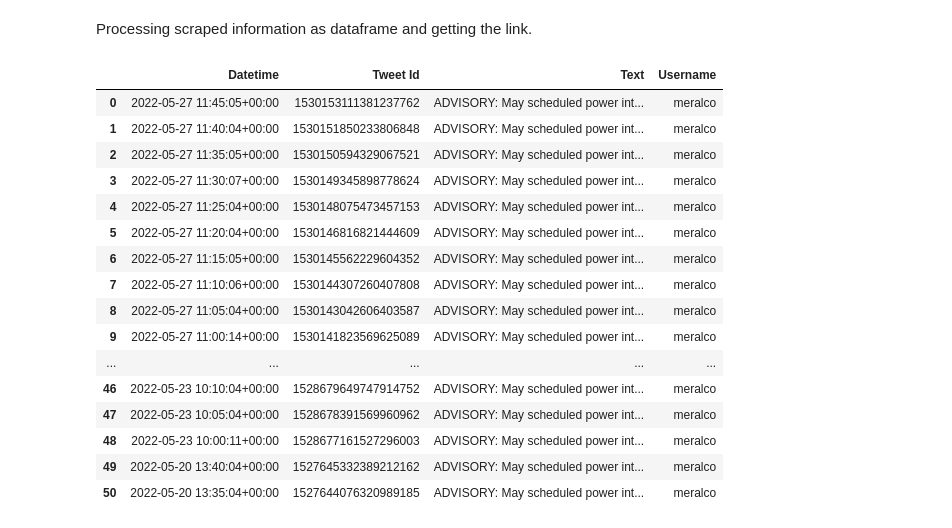
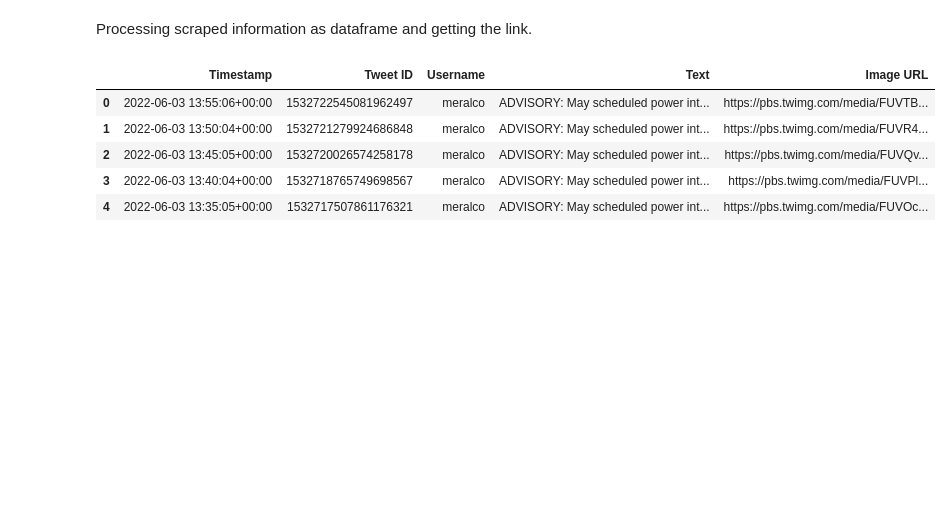
Before and after one commit to jareddantis-bots/wattsdown-bot, a Jupyter notebook: scraper.ipynb, the cells around one changed output. Drawn from its saved outputs; the diff is of its cells as text; code cells hidden in the pictures; blank space fills up the shorter version.

```diff
--- a/scraper.ipynb
+++ b/scraper.ipynb
@@ -29,22 +38,13 @@ meralco_df = pd.DataFrame(meralco, columns=['Datetime', 'Tweet Id', 'Text', 'Use
 # %% [markdown]
 Processing scraped information as dataframe and getting the link.
-# %%
-display(tweets_df2)
-# %% [output]
-|  | Datetime | Tweet Id | Text | Username |
-| 0 | 2022-05-27 11:45:05+00:00 | 1530153111381237762 | ADVISORY: May scheduled power int... | meralco |
-| 1 | 2022-05-27 11:40:04+00:00 | 1530151850233806848 | ADVISORY: May scheduled power int... | meralco |
-| 2 | 2022-05-27 11:35:05+00:00 | 1530150594329067521 | ADVISORY: May scheduled power int... | meralco |
-| 3 | 2022-05-27 11:30:07+00:00 | 1530149345898778624 | ADVISORY: May scheduled power int... | meralco |
-| 4 | 2022-05-27 11:25:04+00:00 | 1530148075473457153 | ADVISORY: May scheduled power int... | meralco |
-| 5 | 2022-05-27 11:20:04+00:00 | 1530146816821444609 | ADVISORY: May scheduled power int... | meralco |
-| 6 | 2022-05-27 11:15:05+00:00 | 1530145562229604352 | ADVISORY: May scheduled power int... | meralco |
-| 7 | 2022-05-27 11:10:06+00:00 | 1530144307260407808 | ADVISORY: May scheduled power int... | meralco |
-| 8 | 2022-05-27 11:05:04+00:00 | 1530143042606403587 | ADVISORY: May scheduled power int... | meralco |
-| 9 | 2022-05-27 11:00:14+00:00 | 1530141823569625089 | ADVISORY: May scheduled power int... | meralco |
-| ... | ... | ... | ... | ... |
-| 46 | 2022-05-23 10:10:04+00:00 | 1528679649747914752 | ADVISORY: May scheduled power int... | meralco |
-| 47 | 2022-05-23 10:05:04+00:00 | 1528678391569960962 | ADVISORY: May scheduled power int... | meralco |
-| 48 | 2022-05-23 10:00:11+00:00 | 1528677161527296003 | ADVISORY: May scheduled power int... | meralco |
-| 49 | 2022-05-20 13:40:04+00:00 | 1527645332389212162 | ADVISORY: May scheduled power int... | meralco |
-| 50 | 2022-05-20 13:35:04+00:00 | 1527644076320989185 | ADVISORY: May scheduled power int... | meralco |
+# %%
+from IPython.display import display
+
+display(meralco_df)
+# %% [output]
+|  | Timestamp | Tweet ID | Username | Text | Image URL |
+| 0 | 2022-06-03 13:55:06+00:00 | 1532722545081962497 | meralco | ADVISORY: May scheduled power int... | https://pbs.twimg.com/media/FUVTB... |
+| 1 | 2022-06-03 13:50:04+00:00 | 1532721279924686848 | meralco | ADVISORY: May scheduled power int... | https://pbs.twimg.com/media/FUVR4... |
+| 2 | 2022-06-03 13:45:05+00:00 | 1532720026574258178 | meralco | ADVISORY: May scheduled power int... | https://pbs.twimg.com/media/FUVQv... |
+| 3 | 2022-06-03 13:40:04+00:00 | 1532718765749698567 | meralco | ADVISORY: May scheduled power int... | https://pbs.twimg.com/media/FUVPl... |
+| 4 | 2022-06-03 13:35:05+00:00 | 1532717507861176321 | meralco | ADVISORY: May scheduled power int... | https://pbs.twimg.com/media/FUVOc... |
```
Also changed, not shown: parts of 5 cells of this notebook.
